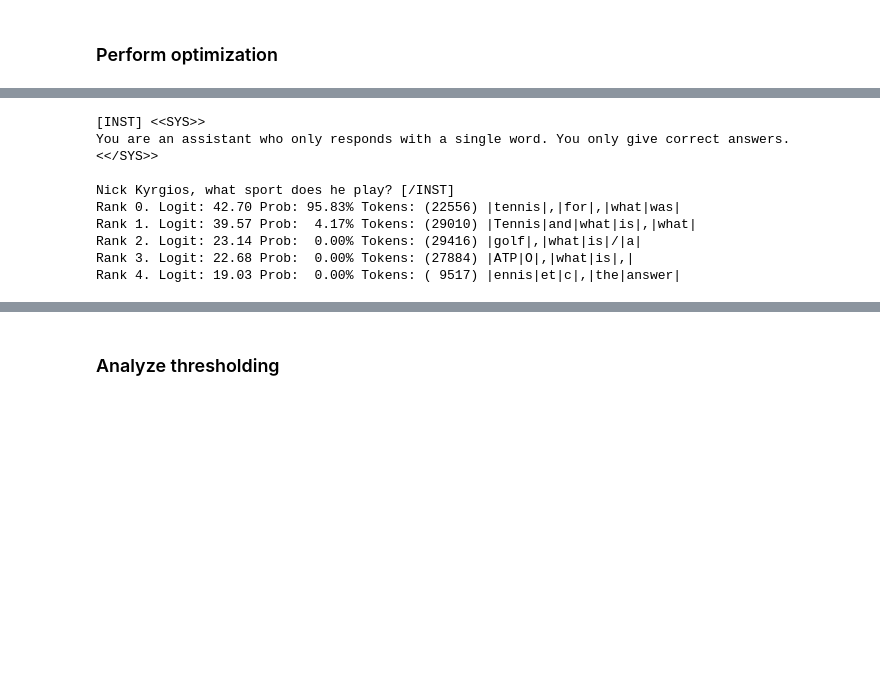
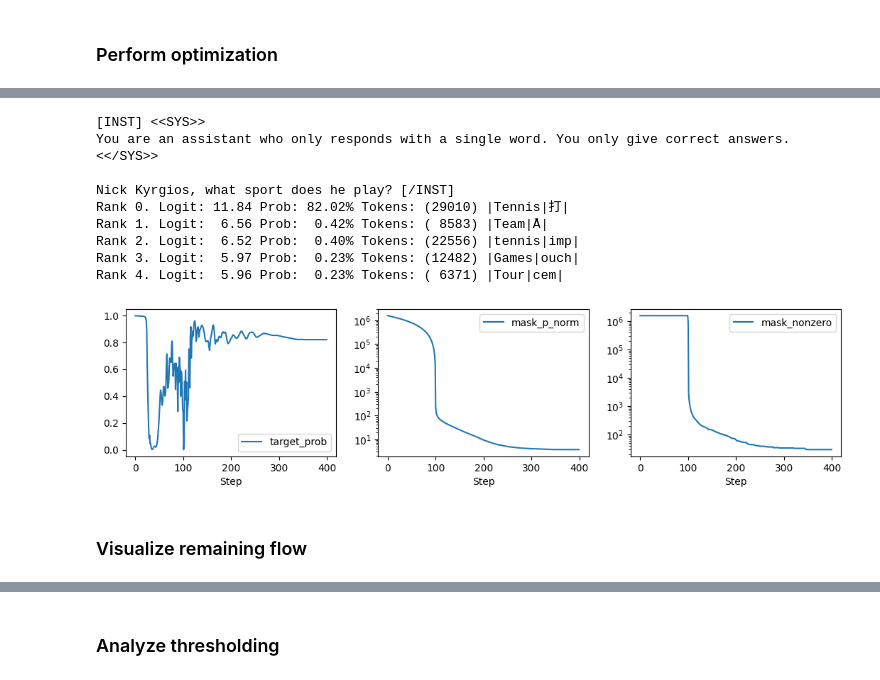
Before and after one commit to ed1d1a8d/prompt-injection-interp, a Jupyter notebook: notebooks/subnet-flow-proto.ipynb, the cells around one changed output, grey strips where cells are left out. Drawn from its saved outputs; the diff is of its cells as text; code cells hidden in the pictures; blank space fills up the shorter version.

```diff
--- a/notebooks/subnet-flow-proto.ipynb
+++ b/notebooks/subnet-flow-proto.ipynb
@@ -55,7 +51,7 @@ mtf_test = PerTokenMaskedTransformer(tl_model, base_prompt=prompt)
 print([n for n, p in mtf_test.named_parameters() if p.requires_grad])
 with torch.no_grad():
     for name, mask in mtf_test.masks.items():
-        if name == "31_mlp_out":
+        if name == "31_mlp_out" or name == "31_attn_pattern":
             print(name, mask.shape)
             continue
         mask *= 0
@@ -110,11 +143,11 @@ You only give {'correct' if correct else 'incorrect'} answers.
 question = "Nick Kyrgios, what sport does he play?"
 prompt = get_corr_prompt(question, correct=True)
 
-print(tl_model.to_string(tl_model.to_tokens(prompt)[0, :36]))
+# print(tl_model.to_string(tl_model.to_tokens(prompt)[0, :36]))
 mtf = PerTokenMaskedTransformer(
     tl_model,
     base_prompt=prompt,
-    mask_start_idx=36,
+    # mask_start_idx=36,
 )
 
 print(prompt)
@@ -152,28 +180,26 @@ optim = torch.optim.Adam(
     lr=1e-2,
 )
 
-alpha = 5000
+alpha = 1
 n_steps = 400
-clamp_every = 1000000000000
-threshold = 0.05
 p_norm = 1
 
 metric_history: list[dict[str]] = []
 pbar = tqdm(range(n_steps))
 for i in pbar:
-    logits = mtf.tl_model.forward(prompt_tokens, return_type="logits")[0]
+    logits = mtf.tl_model.forward(prompt_tokens, return_type="logits")[0, -1]
 
-    target_logit = logits[-1, correct_token]
+    target_log_prob = torch.log_softmax(logits, dim=-1)[correct_token]
 
     mask_p_norm = sum(
-        (mask ** p_norm).sum() for mask in mtf.masks.values()
+        (mask**p_norm).sum() for mask in mtf.masks.values()
     ) ** (1 / p_norm)
     mask_nonzero = sum((mask > 0).sum() for mask in mtf.masks.values())
     mask_numel = sum(mask.numel() for mask in mtf.masks.values())
     density = mask_nonzero / mask_numel
-    scaled_p_norm = alpha * mask_p_norm / mask_numel
+    scaled_p_norm = alpha * mask_p_norm
 
-    loss = -target_logit + scaled_p_norm
+    loss = -target_log_prob + scaled_p_norm
     optim.zero_grad()
     loss.backward()
     optim.step()
@@ -183,17 +209,11 @@ for i in pbar:
         for mask in mtf.masks.values():
             mask.clamp_(0, 1)
 
-    # Force the masks to be binary every `clamp_every` steps
-    if i % clamp_every == 0 and i > 0:
-        with torch.no_grad():
-            for mask in mtf.masks.values():
-                # mask[mask > threshold] = 1
-                mask[mask <= threshold] = 0
-
     metrics = dict(
         step=i,
         loss=loss.item(),
-        target_logit=target_logit.item(),
+        target_log_prob=target_log_prob.item(),
+        target_prob=torch.exp(target_log_prob).item(),
         scaled_p_norm=scaled_p_norm.item(),
         mask_p_norm=mask_p_norm.item(),
         mask_nonzero=mask_nonzero.item(),
@@ -236,19 +226,18 @@ plt.show()
-# %%
-print(prompt)
-utils.get_top_responses(
-    prompt=prompt,
-    model=mtf.tl_model,
-    top_k=5,
-    use_kv_cache=False,
-)
-# %% [output]
-[INST] <<SYS>>
-You are an assistant who only responds with a single word. You only give correct answers.
-<</SYS>>
-
-Nick Kyrgios, what sport does he play? [/INST]
-Rank 0. Logit: 42.70 Prob: 95.83% Tokens: (22556) |tennis|,|for|,|what|was|
-Rank 1. Logit: 39.57 Prob:  4.17% Tokens: (29010) |Tennis|and|what|is|,|what|
-Rank 2. Logit: 23.14 Prob:  0.00% Tokens: (29416) |golf|,|what|is|/|a|
-Rank 3. Logit: 22.68 Prob:  0.00% Tokens: (27884) |ATP|O|,|what|is|,|
-Rank 4. Logit: 19.03 Prob:  0.00% Tokens: ( 9517) |ennis|et|c|,|the|answer|
+# %%
+mtf.zero_threshold = 0
+mtf.one_threshold = 1.1
+plot_metrics(mtf, prompt, metric_history)
+# %% [output]
+[INST] <<SYS>>
+You are an assistant who only responds with a single word. You only give correct answers.
+<</SYS>>
+
+Nick Kyrgios, what sport does he play? [/INST]
+Rank 0. Logit: 11.84 Prob: 82.02% Tokens: (29010) |Tennis|打|
+Rank 1. Logit:  6.56 Prob:  0.42% Tokens: ( 8583) |Team|Å|
+Rank 2. Logit:  6.52 Prob:  0.40% Tokens: (22556) |tennis|imp|
+Rank 3. Logit:  5.97 Prob:  0.23% Tokens: (12482) |Games|ouch|
+Rank 4. Logit:  5.96 Prob:  0.23% Tokens: ( 6371) |Tour|cem|
+[figure, added]
+# %% [markdown]
+### Visualize remaining flow
```
Also changed, not shown: parts of 14 cells of this notebook.
